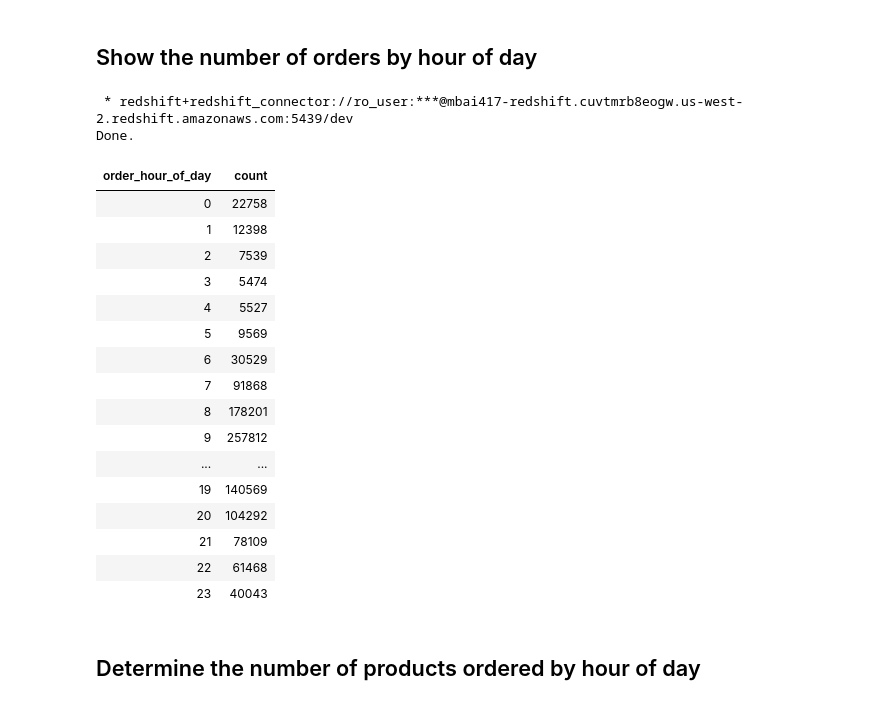
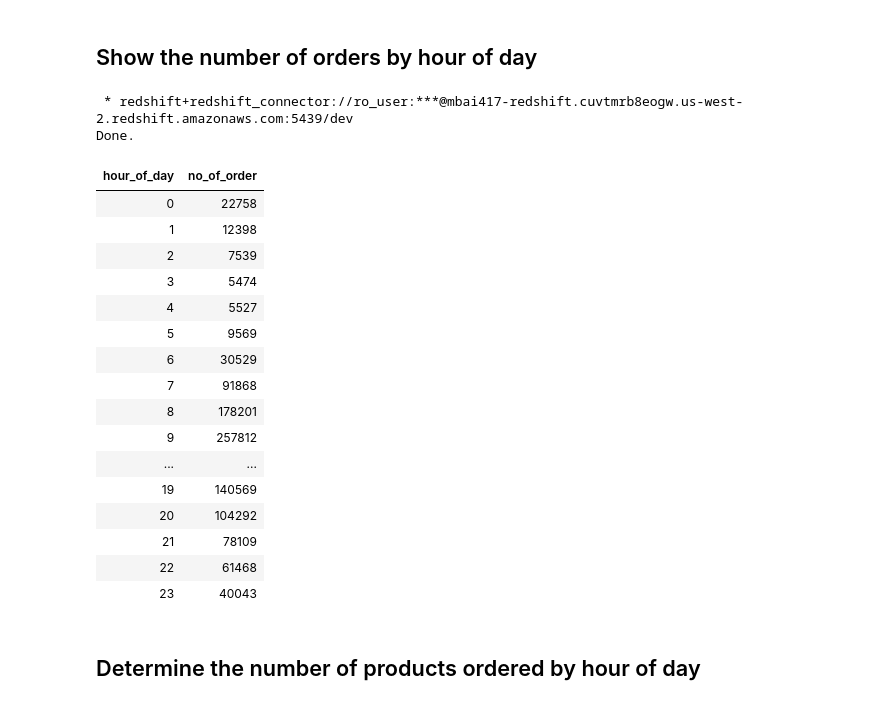
Before and after one commit to bharti0204/Hackathon_Python, a Jupyter notebook: data-models-databases/homework/Homework Assignment 1.ipynb, the cells around one changed output. Saved outputs shown, nothing was run; the diff lists cells and outputs as text; code cells hidden in the pictures.

```diff
--- a/data-models-databases/homework/Homework Assignment 1.ipynb
+++ b/data-models-databases/homework/Homework Assignment 1.ipynb
@@ -65,13 +59,14 @@ engine = sa.create_engine(connect_to_db)
 ## Show the number of orders by hour of day
 # %%
 %%sql
-Select order_hour_of_day, COUNT(order_id) from orders
+select order_hour_of_day as hour_of_day,
+count(order_id) as no_of_order from orders
 group by order_hour_of_day
 order by order_hour_of_day
 # %% [output]
  * redshift+redshift_connector://ro_user:***@mbai417-redshift.cuvtmrb8eogw.us-west-2.redshift.amazonaws.com:5439/dev
 Done.
-| order_hour_of_day | count |
+| hour_of_day | no_of_order |
 | 0 | 22758 |
 | 1 | 12398 |
 | 2 | 7539 |
```
Also changed, not shown: parts of 10 cells of this notebook.
